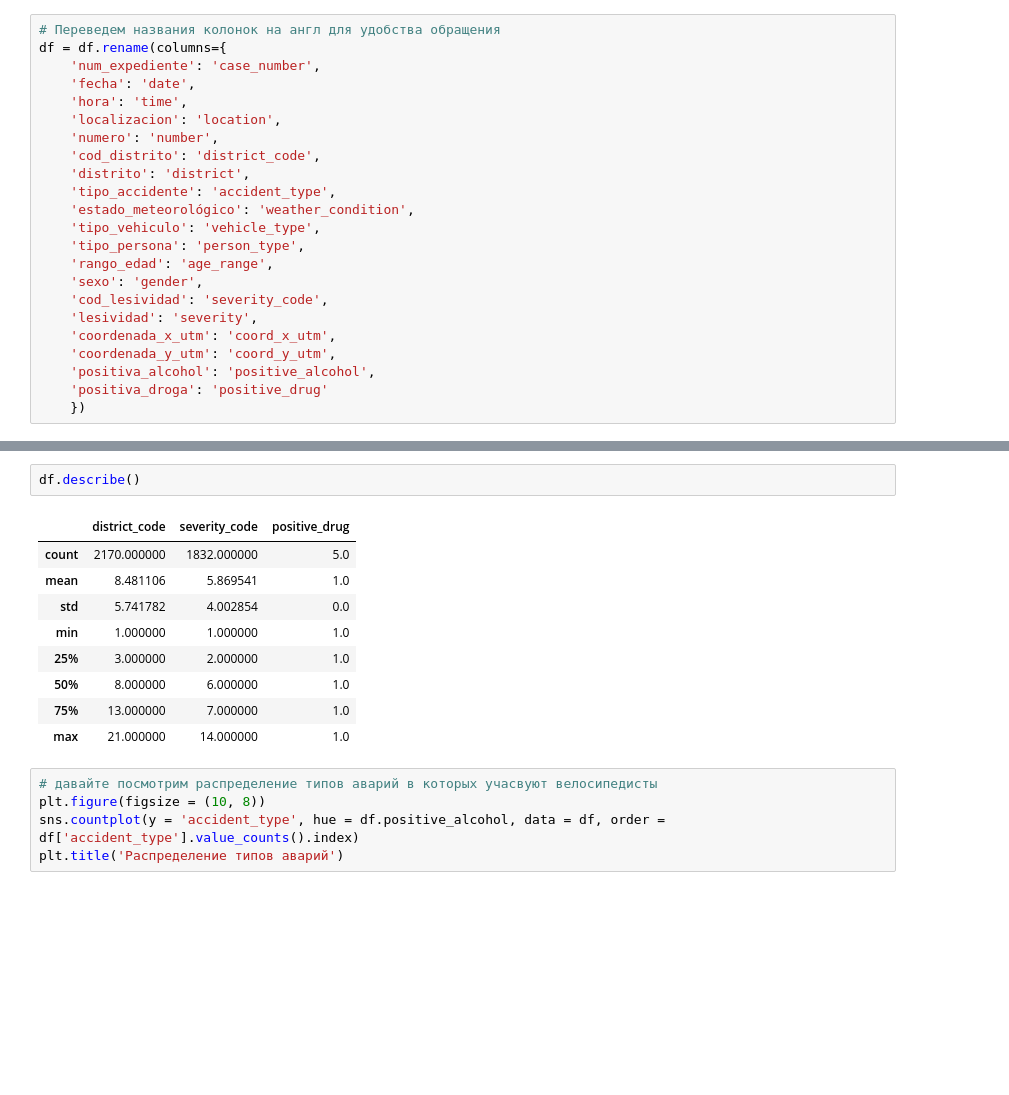
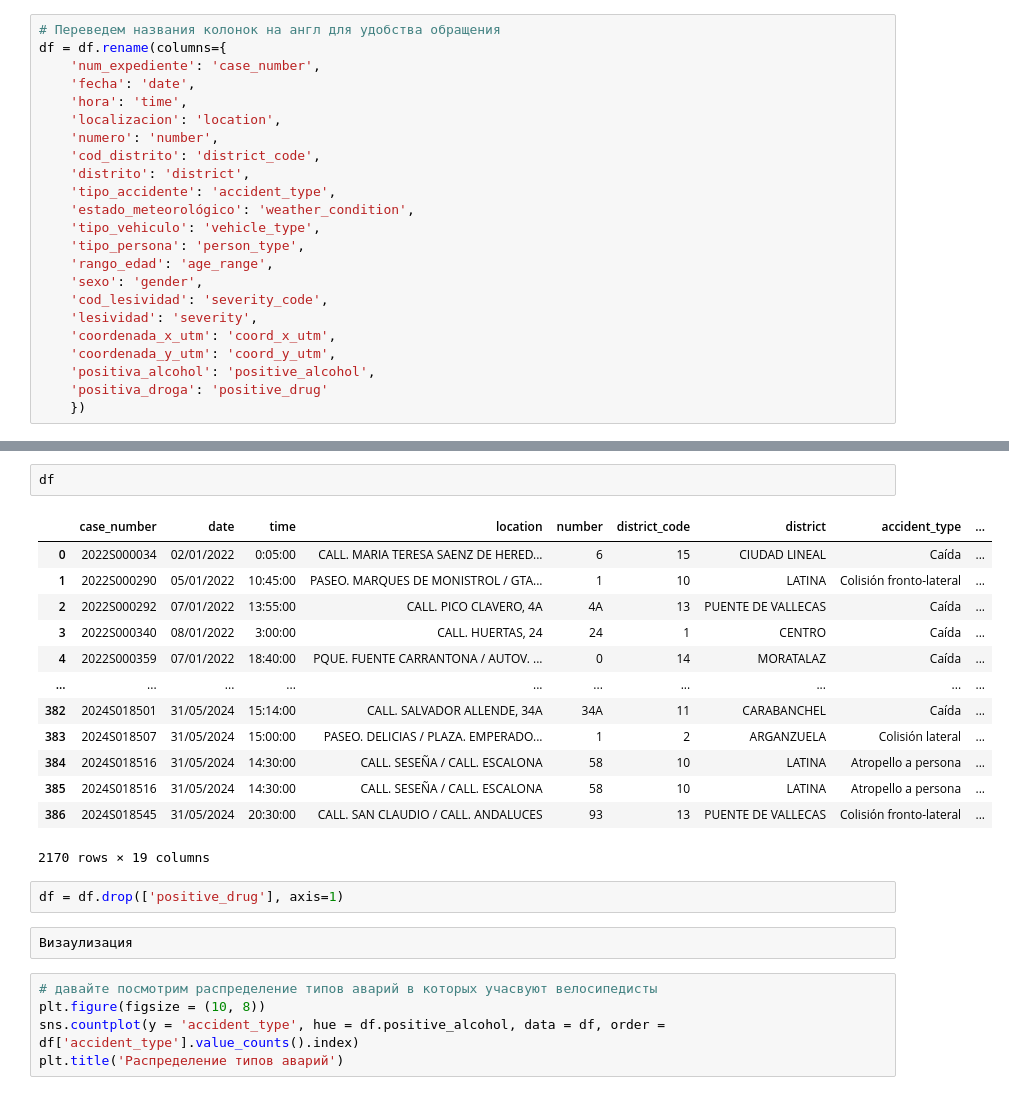
Before and after one commit to Comcom365/data-analysis-notes, a Jupyter notebook: exploratory-DA_Madrid_bikeaccidents.ipynb, the cells around one changed output, grey strips where cells are left out. Cells and saved outputs as stored; diff of their text form; blank space fills up the shorter version.

```diff
--- a/exploratory-DA_Madrid_bikeaccidents.ipynb
+++ b/exploratory-DA_Madrid_bikeaccidents.ipynb
@@ -78,15 +50,23 @@ dtype: object
-# %%
-df.describe()
-# %% [output]
-|  | district_code | severity_code | positive_drug |
-| count | 2170.000000 | 1832.000000 | 5.0 |
-| mean | 8.481106 | 5.869541 | 1.0 |
-| std | 5.741782 | 4.002854 | 0.0 |
-| min | 1.000000 | 1.000000 | 1.0 |
-| 25% | 3.000000 | 2.000000 | 1.0 |
-| 50% | 8.000000 | 6.000000 | 1.0 |
-| 75% | 13.000000 | 7.000000 | 1.0 |
-| max | 21.000000 | 14.000000 | 1.0 |
+# %%
+df
+# %% [output]
+|  | case_number | date | time | location | number | district_code | district | accident_type | ... |
+| 0 | 2022S000034 | 02/01/2022 | 0:05:00 | CALL. MARIA TERESA SAENZ DE HERED... | 6 | 15 | CIUDAD LINEAL | Caída | ... |
+| 1 | 2022S000290 | 05/01/2022 | 10:45:00 | PASEO. MARQUES DE MONISTROL / GTA... | 1 | 10 | LATINA | Colisión fronto-lateral | ... |
+| 2 | 2022S000292 | 07/01/2022 | 13:55:00 | CALL. PICO CLAVERO, 4A | 4A | 13 | PUENTE DE VALLECAS | Caída | ... |
+| 3 | 2022S000340 | 08/01/2022 | 3:00:00 | CALL. HUERTAS, 24 | 24 | 1 | CENTRO | Caída | ... |
+| 4 | 2022S000359 | 07/01/2022 | 18:40:00 | PQUE. FUENTE CARRANTONA / AUTOV. ... | 0 | 14 | MORATALAZ | Caída | ... |
+| ... | ... | ... | ... | ... | ... | ... | ... | ... | ... |
+| 382 | 2024S018501 | 31/05/2024 | 15:14:00 | CALL. SALVADOR ALLENDE, 34A | 34A | 11 | CARABANCHEL | Caída | ... |
+| 383 | 2024S018507 | 31/05/2024 | 15:00:00 | PASEO. DELICIAS / PLAZA. EMPERADO... | 1 | 2 | ARGANZUELA | Colisión lateral | ... |
+| 384 | 2024S018516 | 31/05/2024 | 14:30:00 | CALL. SESEÑA / CALL. ESCALONA | 58 | 10 | LATINA | Atropello a persona | ... |
+| 385 | 2024S018516 | 31/05/2024 | 14:30:00 | CALL. SESEÑA / CALL. ESCALONA | 58 | 10 | LATINA | Atropello a persona | ... |
+| 386 | 2024S018545 | 31/05/2024 | 20:30:00 | CALL. SAN CLAUDIO / CALL. ANDALUCES | 93 | 13 | PUENTE DE VALLECAS | Colisión fronto-lateral | ... |
+2170 rows × 19 columns
+# %%
+df = df.drop(['positive_drug'], axis=1)
+# %%
+Визаулизация
 # %%
 # давайте посмотрим распределение типов аварий в которых учасвуют велосипедисты
 plt.figure(figsize = (10, 8))
```
Also changed, not shown: parts of 15 cells of this notebook.
